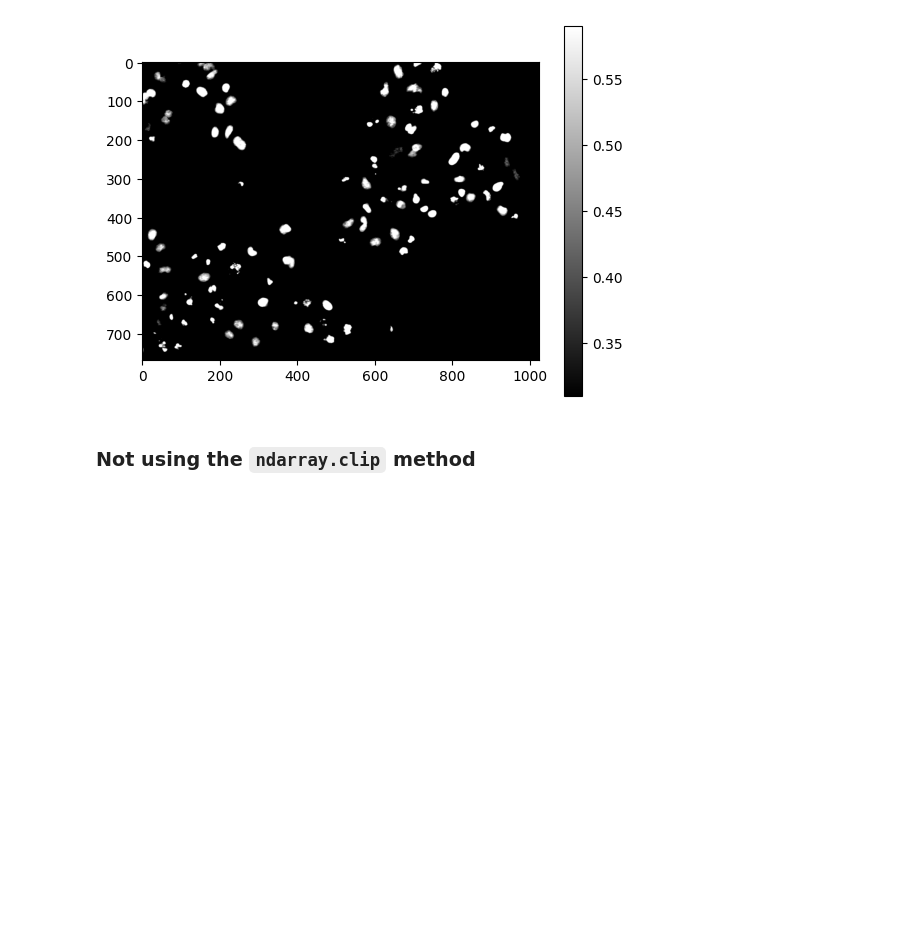
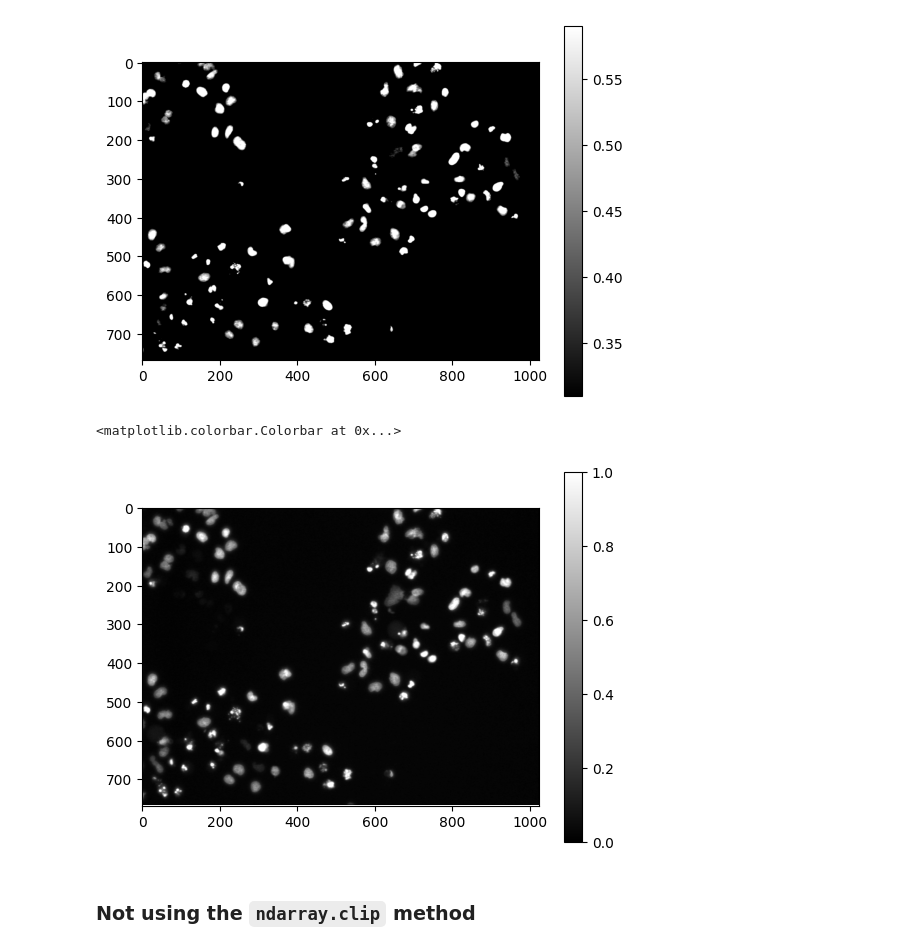
Before and after one commit to irenadikic/mobi-fs3-pytho, a Jupyter notebook: task2.ipynb, the cells around one changed output. Saved outputs shown, nothing was run; the diff lists cells and outputs as text; code cells hidden in the pictures; blank space fills up the shorter version.

```diff
--- a/task2.ipynb
+++ b/task2.ipynb
@@ -68,6 +68,18 @@ plt.colorbar()
 # %% [output]
 <matplotlib.colorbar.Colorbar at 0x...>
 [figure]
+# %%
+img2=img.copy()
+for m in numpy.ndindex(img2.shape):
+    if img1[m] < T1:
+        img1[m]=T1
+    elif img1[m]> T2:
+        img1[m]=T2
+plt.imshow(img2,'gray')
+plt.colorbar()
+# %% [output]
+<matplotlib.colorbar.Colorbar at 0x...>
+[figure, added]
 # %% [markdown]
 ### Not using the `ndarray.clip` method
 # %% [markdown]
```
